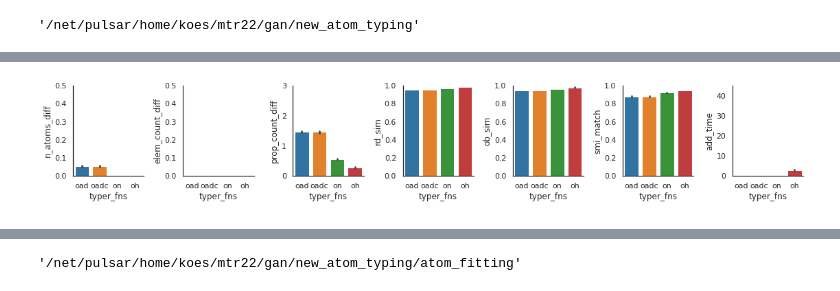
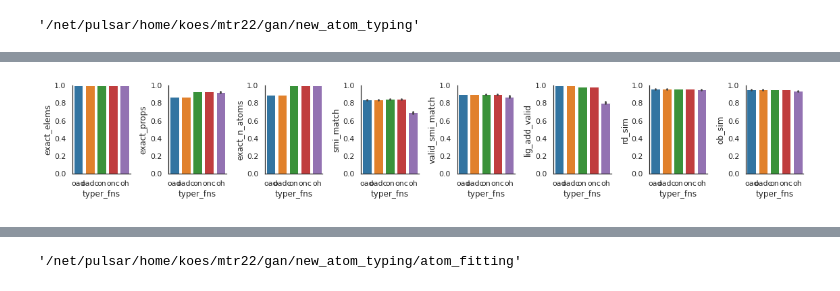
Before and after one commit to mattragoza/ipython-notebooks, a Jupyter notebook: new_atom_typing.ipynb, the cells around one changed output, grey strips where cells are left out. Saved outputs shown, nothing was run; the diff lists cells and outputs as text; code cells hidden in the pictures.

Commit message:
vector atom fitting analysis (recursion, kekule bugs)

```diff
--- a/new_atom_typing.ipynb
+++ b/new_atom_typing.ipynb
@@ -194,11 +200,12 @@ os.getcwd()
 '/net/pulsar/home/koes/mtr22/gan/new_atom_typing'
 # %%
 add_params = param_search.ParamSpace(
-    data_root ='/net/pulsar/home/koes/paf46_shared/PocketomeGenCross_Output',
-    data_file ='/net/pulsar/home/koes/mtr22/gan/data/it2_tt_0_lowrmsd_train0.types',
-    n_examples= 100000,
-    typer_fns = ['oad', 'oadc', 'on', 'oh'],
-    use_ob_mol = [0, 1]
+    data_root = '/net/pulsar/home/koes/paf46_shared/PocketomeGenCross_Output',
+    data_file = '/net/pulsar/home/koes/mtr22/gan/data/it2_tt_0_lowrmsd_mols.types',
+    n_examples = 100000,
+    typer_fns = ['oad', 'oadc', 'on', 'onc', 'oh'],
+    use_ob_mol = [0, 1],
+    remove_h = [0, 1],
 )
 len(add_params)
 # %% [output]
@@ -206,5 +213,5 @@ len(add_params)
 # %%
-name_format = 'add_{typer_fns}_{use_ob_mol}'
+name_format = 'add_{typer_fns}_{use_ob_mol}_{remove_h}'
 template_file = 'add.sh'
 
 add_job_files = param_search.setup(
@@ -344,43 +383,54 @@ sns.set_context('notebook')
 typer_fn_map = dict(
     oad ='H acceptor/donor',
     oadc='H acceptor/donor + formal charge',
-    on  ='number of bonded Hs',
+    on  ='H count',
+    onc ='H count + formal charge',
     oh  ='explicit H atoms',
 )
 
 plot_df = add_metrics.reset_index()
+plot_df['exact_elems'] = (plot_df['elem_count_diff'] == 0)
+plot_df['exact_props'] = (plot_df['prop_count_diff'] == 0)
+plot_df['exact_n_atoms'] = (plot_df['n_atoms_diff'] == 0)
+plot_df['valid_smi_match'] = plot_df['smi_match'].where(plot_df['lig_valid'] & plot_df['lig_add_valid'])
 
-for use_ob_mol in [0, 1]:
-    fig = param_search.plot(
-        plot_df[plot_df['use_ob_mol'] == use_ob_mol],
-        x='typer_fns',
-        y=[
-            'n_atoms_diff',
-            'elem_count_diff',
-            'prop_count_diff',
-            'rd_sim',
-            'ob_sim',
-            'smi_match',
-            'add_time'
-        ],
-        hue=None,
-        n_cols=7,
-        width=2.25,
-        height=3,
-        plot_func=sns.barplot,
-        ylim=dict(
-            n_atoms_diff=[0, ],
-            elem_count_diff=[0, ],
-            prop_count_diff=[0, 3],
-            rd_sim=[0, 1],
-            ob_sim=[0, 1],
-            smi_match=[0, 1],
-            add_time=[0, 45],
-        )
+fig = param_search.plot(
+    plot_df[
+        (plot_df['use_ob_mol'] == 1) &
+        (plot_df['remove_h'] == 0)
+    ],
+    x='typer_fns',
+    y=[
+        'exact_elems',
+        'exact_props',
+        'exact_n_atoms',
+        'smi_match',
+        'valid_smi_match',
+        'lig_add_valid',
+        'rd_sim',
+        'ob_sim',
+        #'add_time'
+    ],
+    hue=None,
+    n_cols=8,
+    width=2,
+    height=3,
+    plot_func=sns.barplot,
+    ylim=dict(
+        exact_elems=[0, 1],
+        exact_props=[0, 1],
+        exact_n_atoms=[0, 1],
+        smi_match=[0, 1],
+        lig_valid=[0, 1],
+        lig_add_valid=[0, 1],
+        valid_smi_match=[0, 1],
+        rd_sim=[0, 1],
+        ob_sim=[0, 1],
     )
+)
 
 print('\n'.join(
-    '{} = {}'.format(tf.ljust(4), typer_fn_map[tf]) for tf in ['oad', 'oadc', 'on', 'oh']
+    '{} = {}'.format(tf.ljust(4), typer_fn_map[tf]) for tf in ['oad', 'oadc', 'on', 'onc', 'oh']
 ))
 # %% [output]
 oad  = H acceptor/donor
@@ -389,2 +440,2 @@ on   = number of bonded Hs
 oh   = explicit H atoms
-[figure, old version]
+[figure, new version]
```
Also changed, not shown: parts of 33 cells of this notebook.
